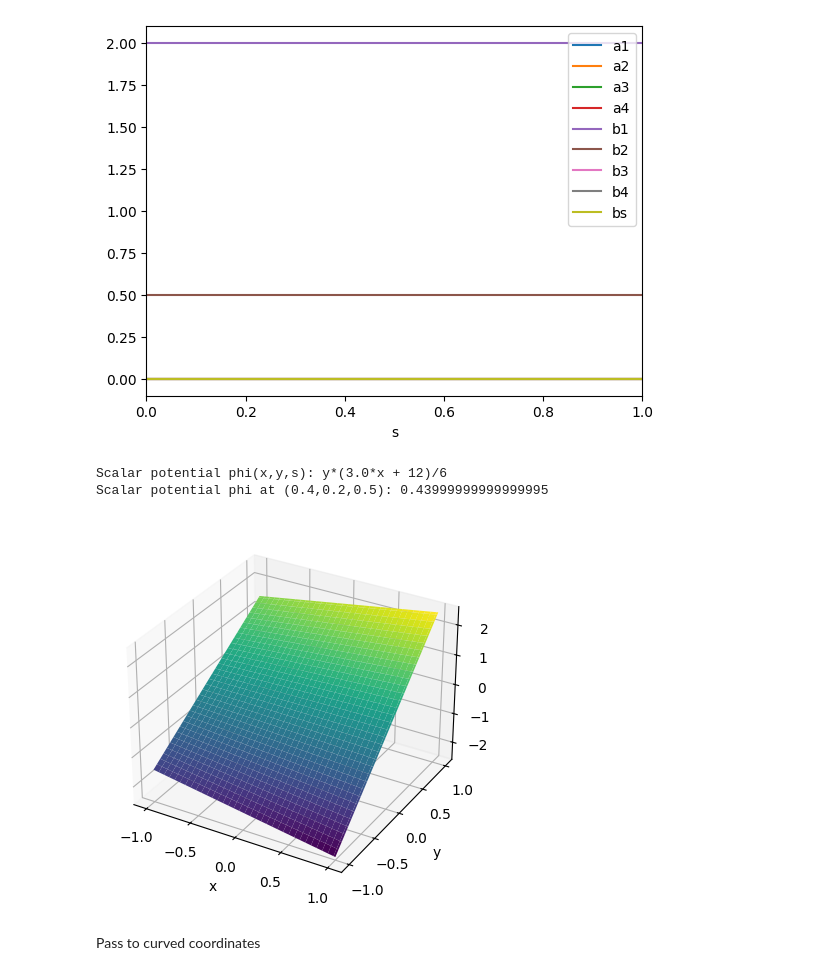
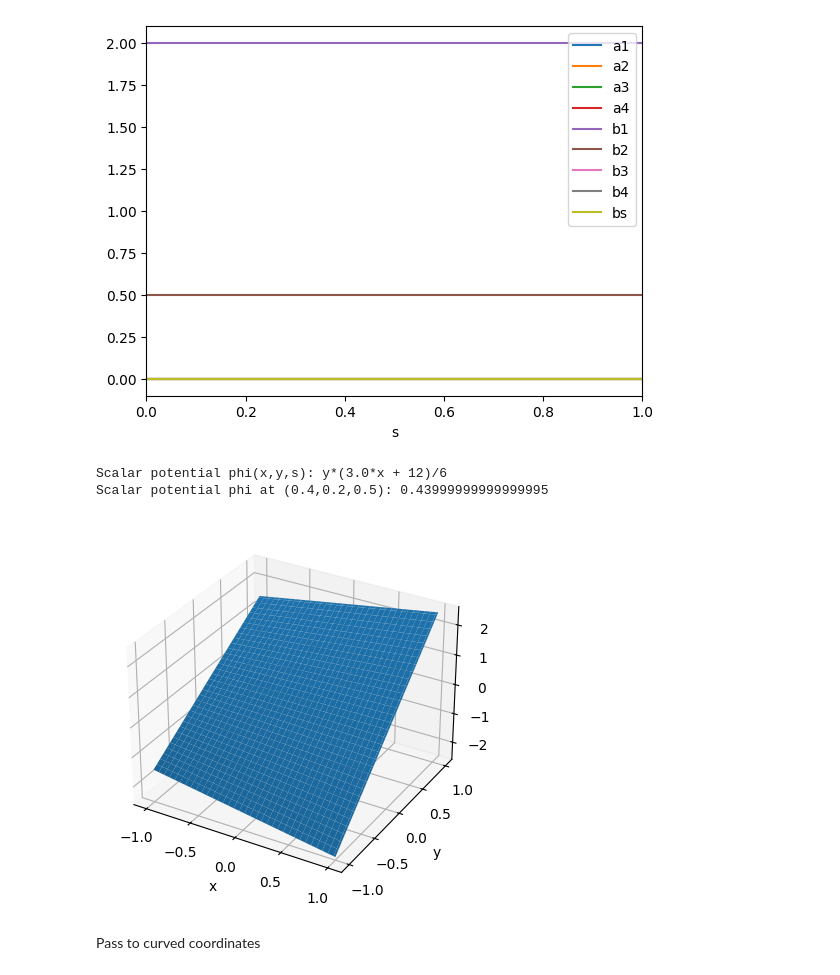
Before and after one commit to marcoliniF/bpmeth, a Jupyter notebook: preliminaryTrials/3.1straightToCurved_HA.ipynb, the cells around one changed output. Drawn from its saved outputs; the diff is of its cells as text; code cells hidden in the pictures.

```diff
--- a/preliminaryTrials/3.1straightToCurved_HA.ipynb
+++ b/preliminaryTrials/3.1straightToCurved_HA.ipynb
@@ -21,29 +22,29 @@ plt.xlim((0,1))
 # %%
 phi=expansion.get_phi()
 print("Scalar potential phi(x,y,s):", phi)
 
 XYS=(x,y,s)#symbolic expressions
 
 phi_func = lambdify(XYS, phi, 'numpy')#from symbolic to numerical function
 print("Scalar potential phi at (0.4,0.2,0.5):", phi_func(0.4,0.2,0.5))
 #define x,y,s axes to convert the symbolic expression of phi into a numerical array
 xa= np.linspace(-1,1,101)
 ya=np.linspace(-1,1,101)
 sa=np.linspace(-1,1,101)
 #make a 3d plot of phi as a function of x and y for a fixed s
 X, Y = np.meshgrid(xa, ya)
 P = phi_func(X, Y, 0.5)#s=0.5 is the middle  of the magnet
 fig = plt.figure()
 ax = fig.add_subplot(111, projection='3d')
-ax.plot_surface(X, Y, P, cmap='viridis')
+ax.plot_surface(X, Y, P)
 ax.set_xlabel('x')
 ax.set_ylabel('y')
 ax.set_zlabel('phi(x,y,s=0.5)')
 plt.show()
 # %% [output]
 Scalar potential phi(x,y,s): y*(3.0*x + 12)/6
 Scalar potential phi at (0.4,0.2,0.5): 0.43999999999999995
-[figure, old version]
+[figure, new version]
 # %%
 # Get analytical B field functions
 Bx_func, By_func, Bs_func = expansion.get_Bfield(lambdify=True)
```
Also changed, not shown: parts of 6 cells of this notebook.
